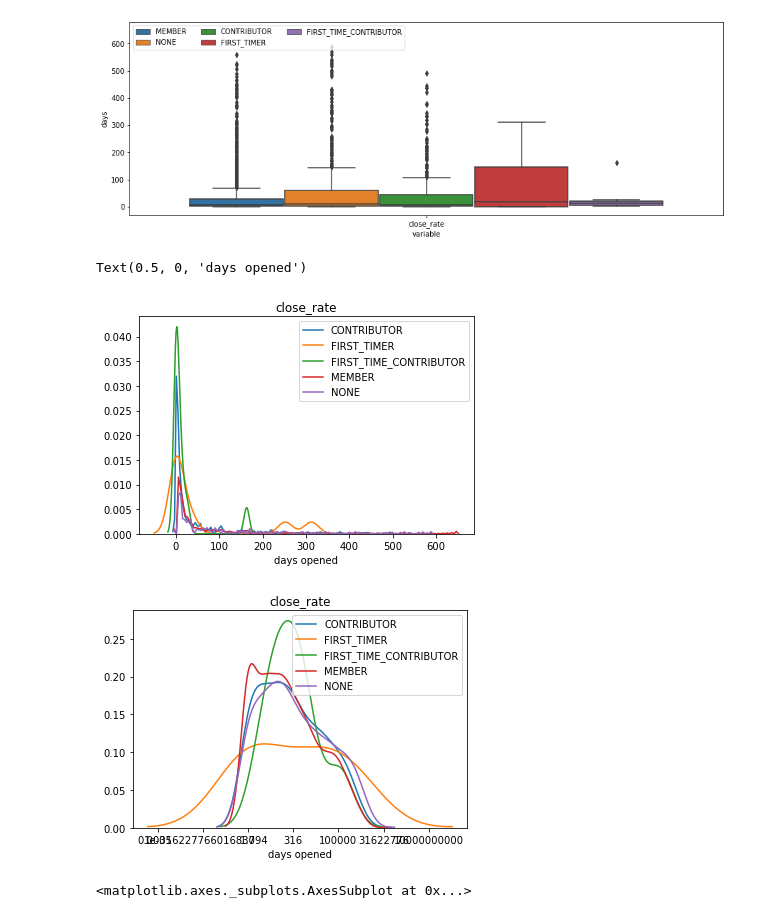
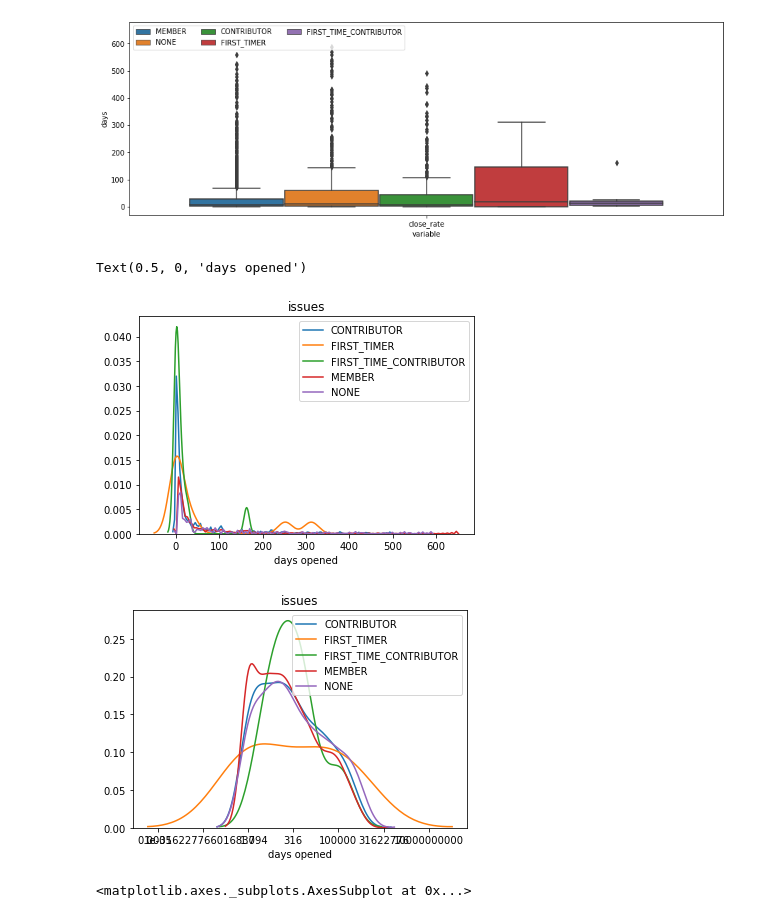
Before and after one commit to story645/scraps, a Jupyter notebook: mpl/issues_a.ipynb, the cells around one changed output. Cells and saved outputs as stored; diff of their text form; code cells hidden in the pictures.

```diff
--- a/mpl/issues_a.ipynb
+++ b/mpl/issues_a.ipynb
@@ -289,13 +289,13 @@ _ = ax.legend(ncol=3, loc='upper left')
 [figure]
 # %%
 fig, ax = plt.subplots()
-ax.set_title(f'{var}')
+ax.set_title(f'issues')
 for group, dfga in atype.groupby('author_association'):
     sns.distplot(dfga['days'], hist=False, label=group, ax=ax)
 ax.set_xlabel("days opened")
 # %% [output]
 Text(0.5, 0, 'days opened')
-[figure, old version]
+[figure, new version]
 # %%
 import matplotlib.ticker as mticker
 @mticker.FuncFormatter
@@ -306,14 +306,14 @@ def notlog(x, pos):
         return int(10**x)
 # %%
 fig, ax = plt.subplots()
-ax.set_title(f'{var}')
+ax.set_title('issues')
 for group, dfga in atype.groupby('author_association'):
     sns.distplot(dfga['log_days'], hist=False, label=group, ax=ax)
 ax.set_xlabel("days opened")
 
 ax.xaxis.set_major_formatter(notlog)
 # %% [output]
-[figure, old version]
+[figure, new version]
 # %%
 psub.groupby(['author_association', 'state']).count()['created_at'].unstack().plot.bar(stacked=True)
 # %% [output]
```
Also changed, not shown: parts of 7 cells of this notebook, 2 other files.
